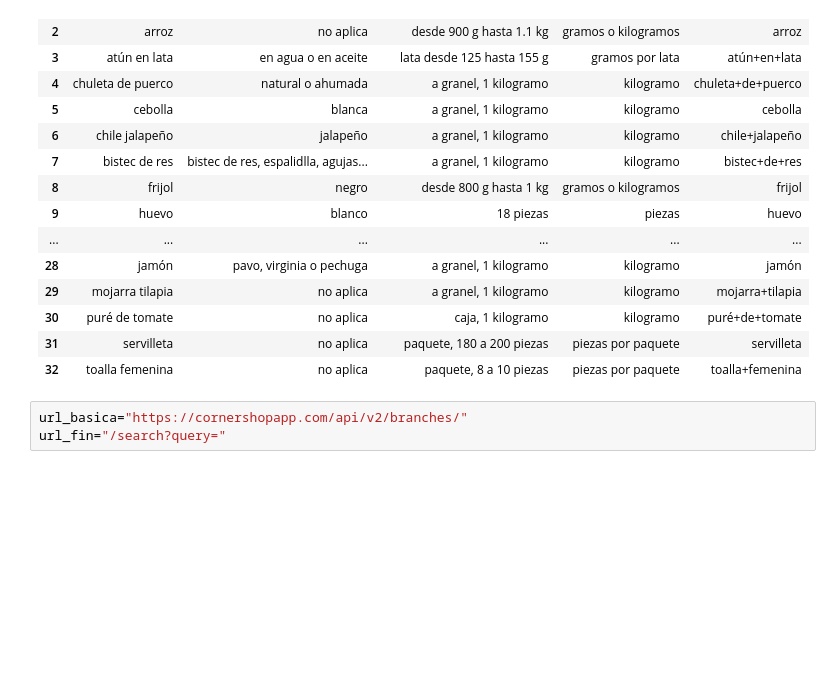
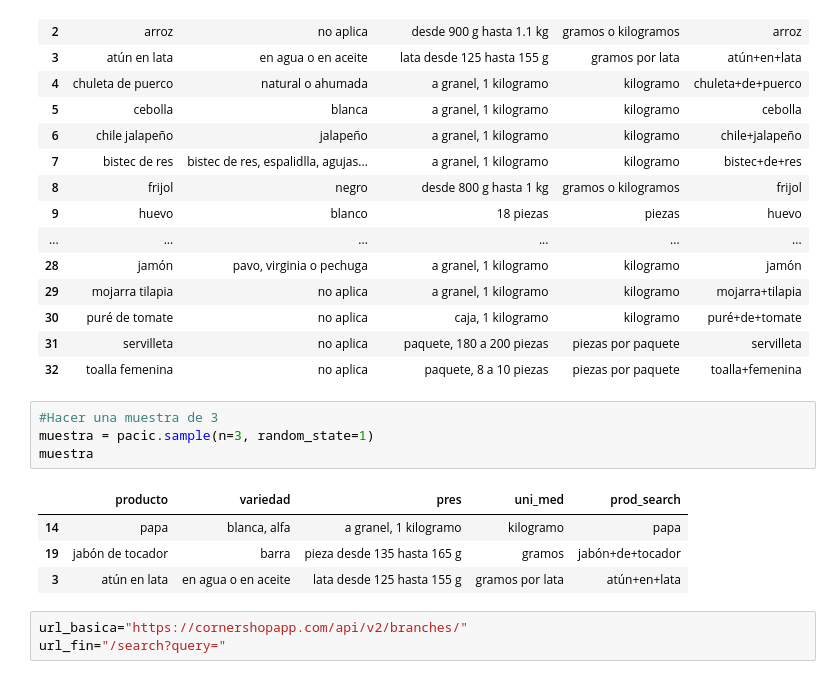
Before and after one commit to labdatos-se/pacic, a Jupyter notebook: corner_general.ipynb, the cells around one changed output. Drawn from its saved outputs; the diff is of its cells as text; blank space fills up the shorter version.

```diff
--- a/corner_general.ipynb
+++ b/corner_general.ipynb
@@ -171,6 +153,15 @@ pacic
 | 30 | puré de tomate | no aplica | caja, 1 kilogramo | kilogramo | puré+de+tomate |
 | 31 | servilleta | no aplica | paquete, 180 a 200 piezas | piezas por paquete | servilleta |
 | 32 | toalla femenina | no aplica | paquete, 8 a 10 piezas | piezas por paquete | toalla+femenina |
+# %%
+#Hacer una muestra de 3
+muestra = pacic.sample(n=3, random_state=1)
+muestra
+# %% [output]
+|  | producto | variedad | pres | uni_med | prod_search |
+| 14 | papa | blanca, alfa | a granel, 1 kilogramo | kilogramo | papa |
+| 19 | jabón de tocador | barra | pieza desde 135 hasta 165 g | gramos | jabón+de+tocador |
+| 3 | atún en lata | en agua o en aceite | lata desde 125 hasta 155 g | gramos por lata | atún+en+lata |
 # %%
 url_basica="https://cornershopapp.com/api/v2/branches/"
 url_fin="/search?query="
```
Also changed, not shown: parts of 32 cells of this notebook, 1 other file.
